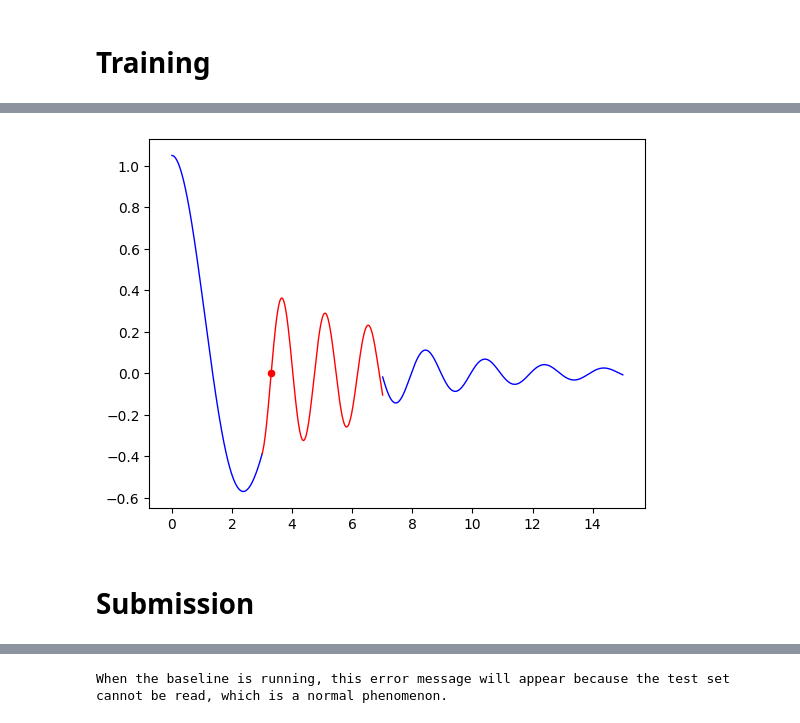
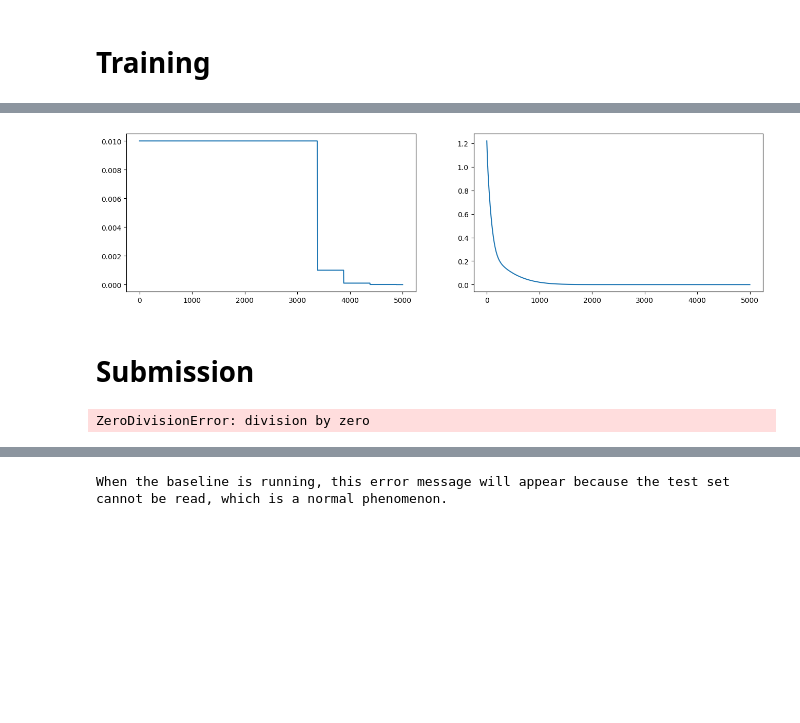
Before and after one commit to stefanasandei/roai-solved, a Jupyter notebook: international-contests/apoai/2025-mock/04-pendulum.ipynb, the cells around one changed output, grey strips where cells are left out. Saved outputs shown, nothing was run; the diff lists cells and outputs as text; code cells hidden in the pictures; blank space fills up the shorter version.

```diff
--- a/international-contests/apoai/2025-mock/04-pendulum.ipynb
+++ b/international-contests/apoai/2025-mock/04-pendulum.ipynb
@@ -249,16 +255,16 @@ Estimated force F: 0.2345
-# %%
-if not EVALUATION:
-    alpha, beta = pendulum.get_alphabeta(add_force=False)
-    alpha, beta = alpha.item(), beta.item()
-
-    break_t, theta_break, break_timestamp = reconstruct_missing_segment(
-        t_1, theta_1, t_2, theta_2, alpha, beta
-    )
-
-    plot1d_full_data(t_1, theta_1, t_2, theta_2, break_t, theta_break, break_timestamp)
-# %% [output]
-[figure, removed]
+# %%
+if not EVALUATION:
+    f, axarr = plt.subplots(1,2, figsize=(16, 4))
+    axarr[0].plot(lrs)
+    axarr[1].plot(losses)
+# %% [output]
+[figure, added]
 # %% [markdown]
 # Submission
+# %%
+if not EVALUATION:
+    1/0
+# %% [output]
+ZeroDivisionError: division by zero
 # %%
 def estimate_and_save_parameters(csv_path: str, submission_path: str):
```
Also changed, not shown: parts of 15 cells of this notebook, 1 other file.
